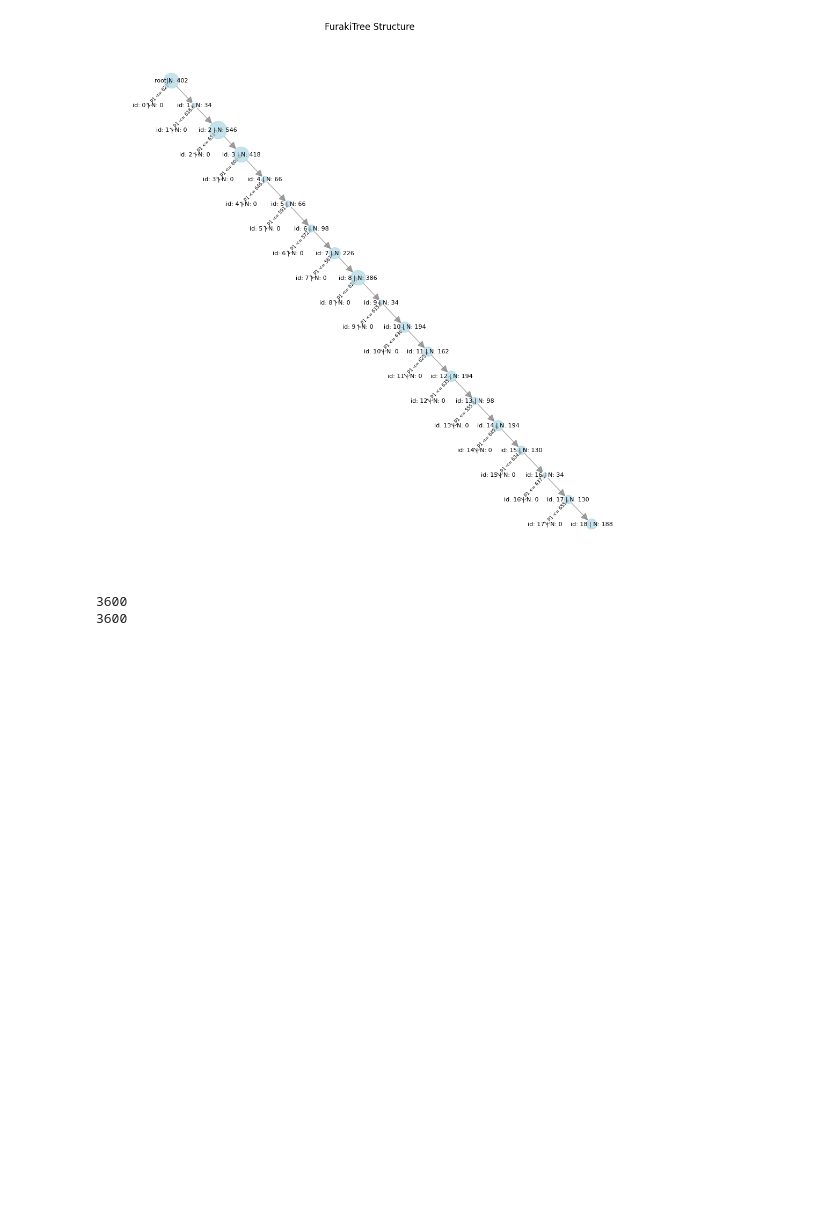
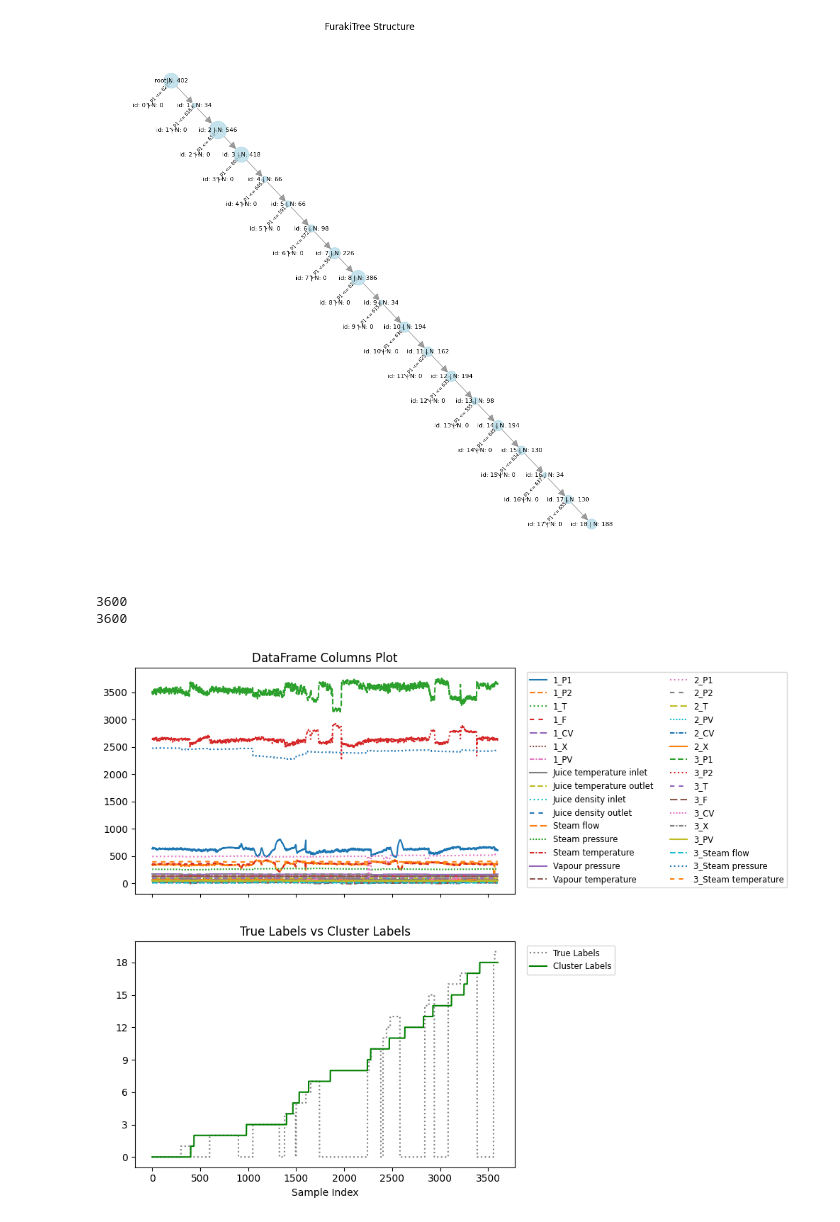
Before and after one commit to MartinaZan/FURAKI-2, a Jupyter notebook: test.ipynb, the cells around one changed output. Saved outputs shown, nothing was run; the diff lists cells and outputs as text; code cells hidden in the pictures; blank space fills up the shorter version.

Commit message:
Plot results

```diff
--- a/test.ipynb
+++ b/test.ipynb
@@ -106,3 +106,41 @@ print(len(df))
 # %% [output]
 3600
 3600
+# %%
+import matplotlib.pyplot as plt
+import matplotlib.cm as cm
+from matplotlib.ticker import MaxNLocator
+
+fig, axes = plt.subplots(2, 1, figsize=(10, 8), sharex=True)
+linestyles = ['-', '--', ':', (0, (3, 3)), (0, (5, 2)), (0, (1, 1)), (0, (3, 1, 1, 1))]
+
+# First subplot
+for i, col in enumerate(X.columns):
+    axes[0].plot(X[col], label=col, linestyle=linestyles[i % len(linestyles)])
+axes[0].set_title("DataFrame Columns Plot")
+
+axes[0].legend(
+    bbox_to_anchor=(1.02, 1),
+    loc="upper left",
+    fontsize='small',
+    ncol=2,
+)
+
+# Second subplot
+axes[1].plot(y, linestyle='dotted', color='gray', label='True Labels')
+axes[1].plot(labels, color='green', label='Cluster Labels')
+axes[1].yaxis.set_major_locator(MaxNLocator(integer=True))
+axes[1].set_title("True Labels vs Cluster Labels")
+
+axes[1].legend(
+    bbox_to_anchor=(1.02, 1),
+    loc="upper left",
+    fontsize='small',
+    ncol=1
+)
+
+plt.xlabel("Sample Index")
+plt.tight_layout()
+plt.show()
+# %% [output]
+[figure, added]
```
Also changed, not shown: parts of 1 cell of this notebook.
